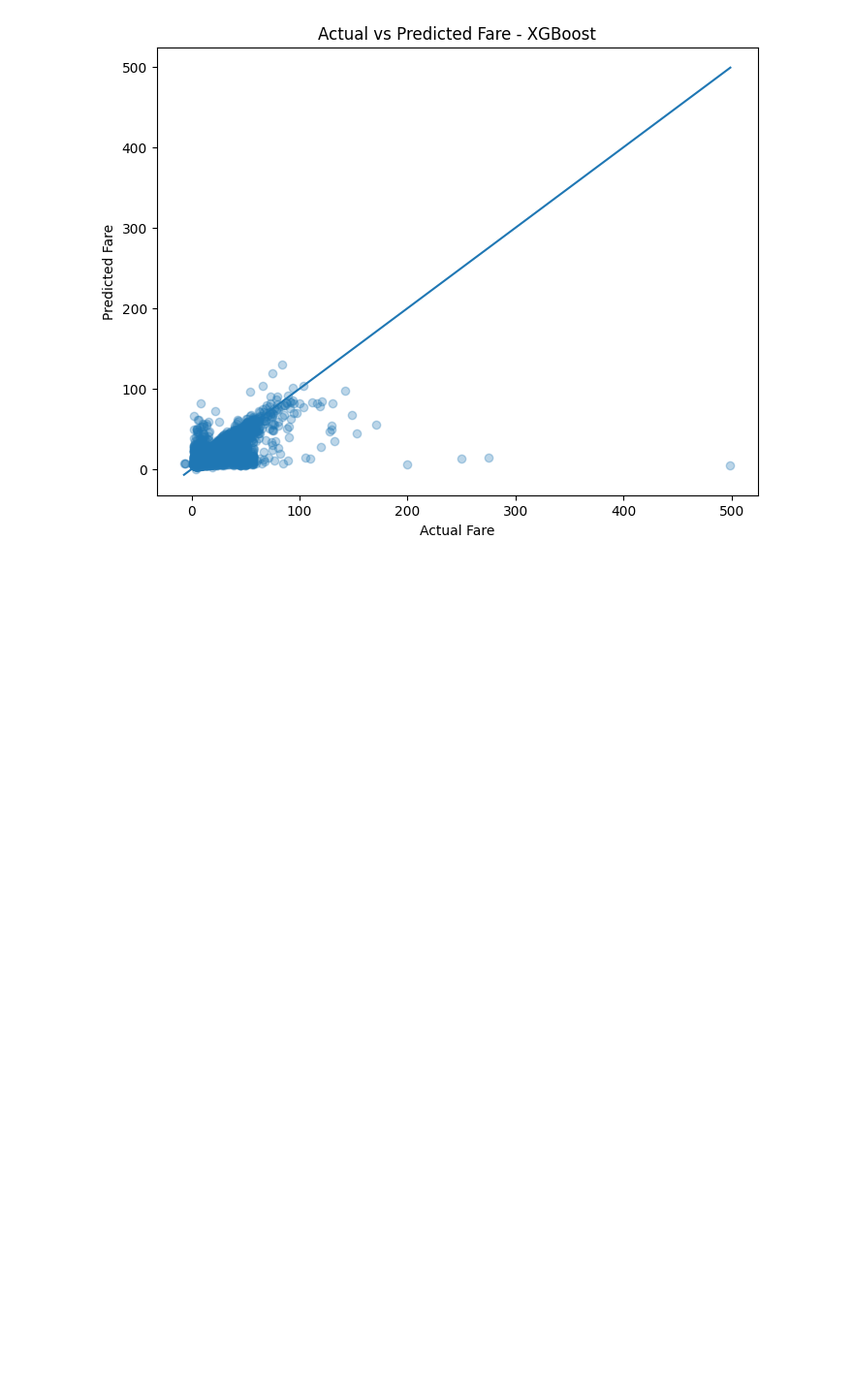
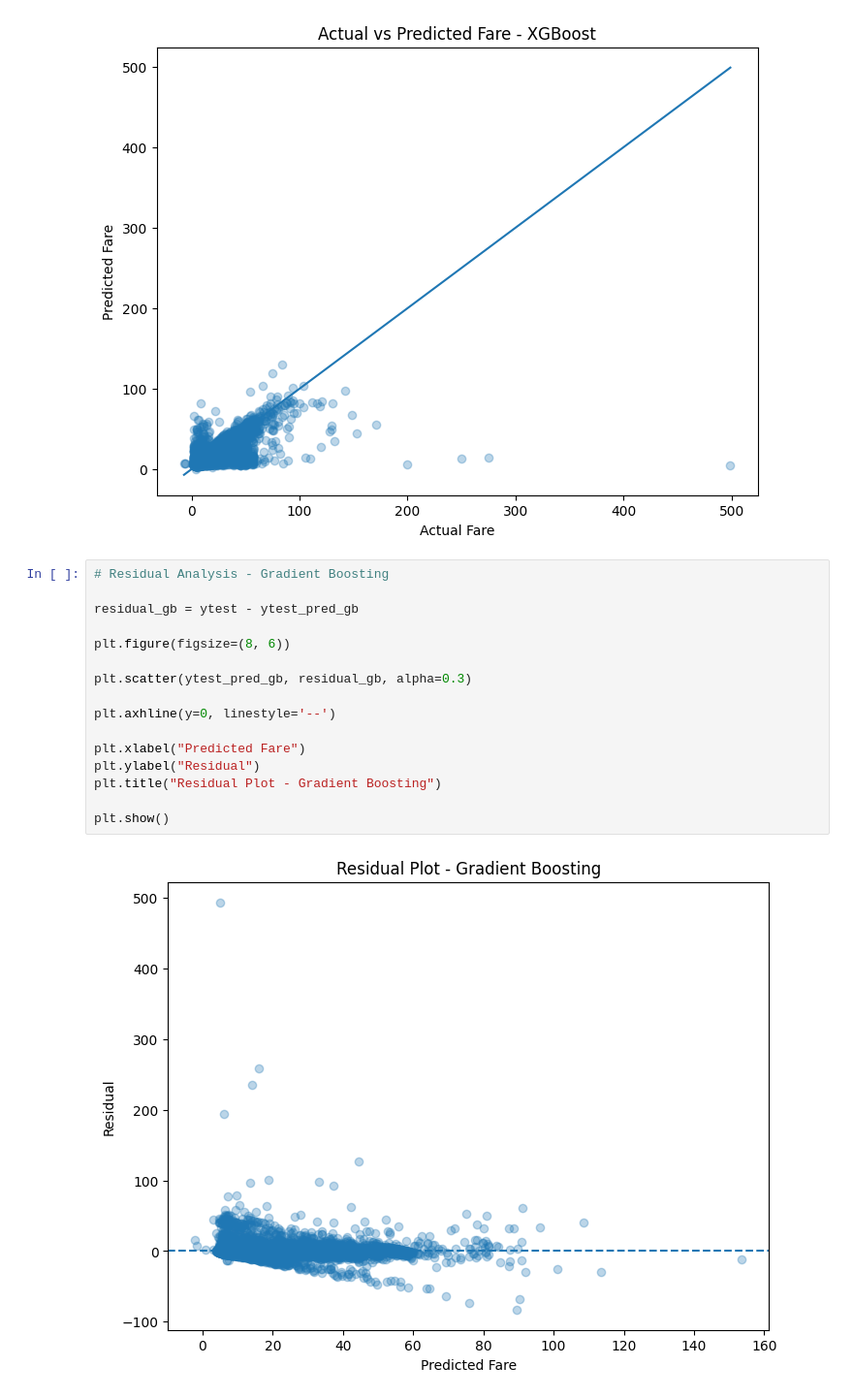
Before and after one commit to samifahim07/Ride-Fare-Estimation, a Jupyter notebook: uber_fare.ipynb, the cells around one changed output. Shown at 97% size. Saved outputs shown, nothing was run; the diff lists cells and outputs as text; blank space fills up the shorter version.

```diff
--- a/uber_fare.ipynb
+++ b/uber_fare.ipynb
@@ -979,3 +979,21 @@ plt.plot(
 plt.show()
 # %% [output]
 [figure]
+# %%
+# Residual Analysis - Gradient Boosting
+
+residual_gb = ytest - ytest_pred_gb
+
+plt.figure(figsize=(8, 6))
+
+plt.scatter(ytest_pred_gb, residual_gb, alpha=0.3)
+
+plt.axhline(y=0, linestyle='--')
+
+plt.xlabel("Predicted Fare")
+plt.ylabel("Residual")
+plt.title("Residual Plot - Gradient Boosting")
+
+plt.show()
+# %% [output]
+[figure, added]
```
